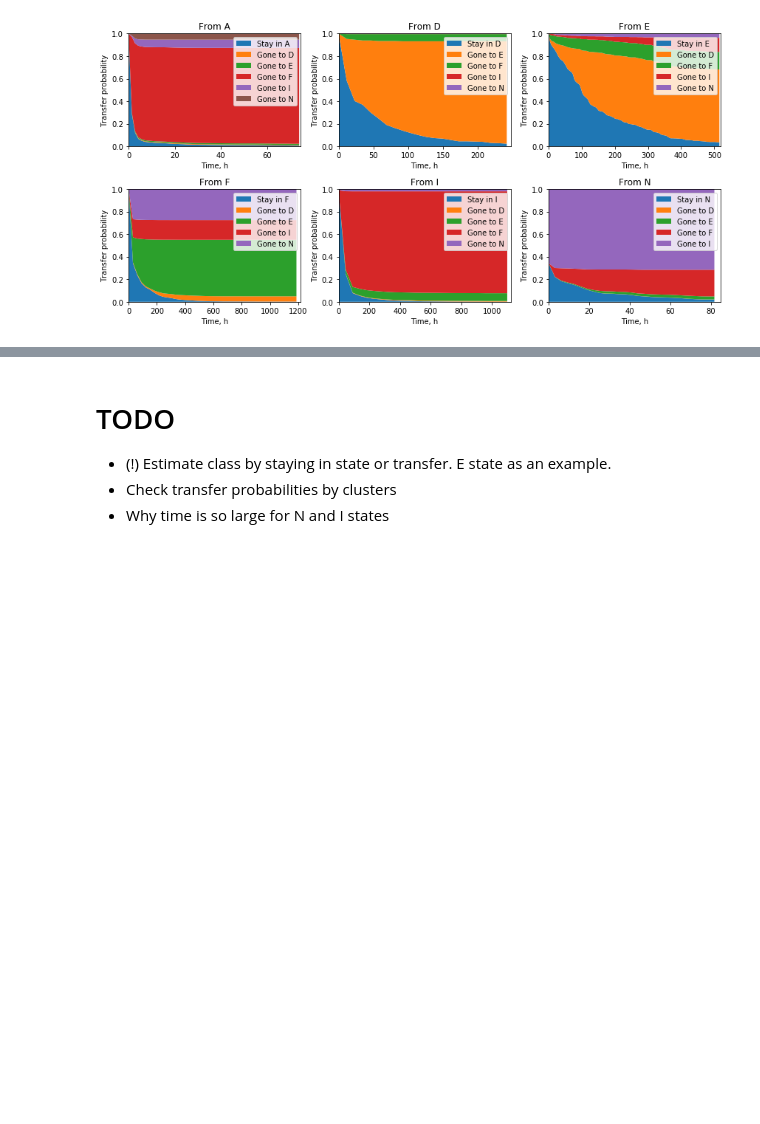
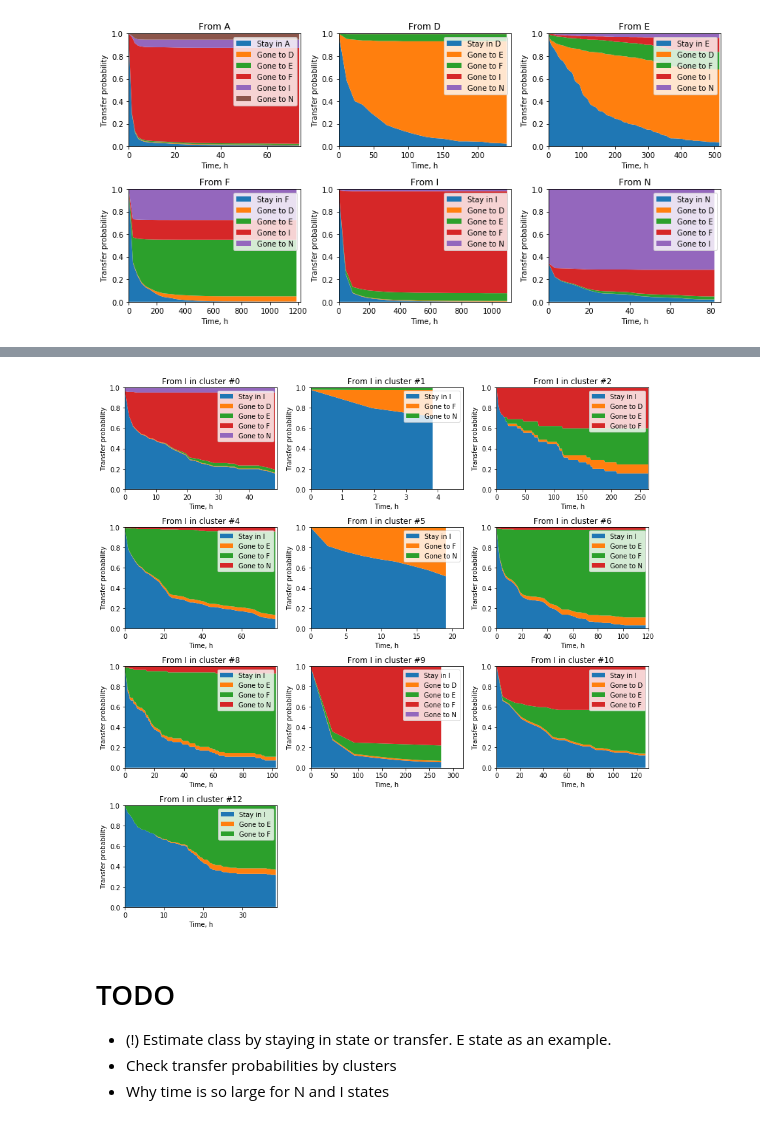
Before and after one commit to iterater/health-hmm, a Jupyter notebook: testing_cps.ipynb, the cells around one changed output, grey strips where cells are left out. Saved outputs shown, nothing was run; the diff lists cells and outputs as text; code cells hidden in the pictures; blank space fills up the shorter version.

```diff
--- a/testing_cps.ipynb
+++ b/testing_cps.ipynb
@@ -182,3 +233,7 @@ fig.patch.set_facecolor('white')
+# %%
+plot_transitions_by_cluster('I')
+# %% [output]
+[figure, added]
 # %% [markdown]
 # TODO
 * (!) Estimate class by staying in state or transfer. E state as an example.
```
Also changed, not shown: parts of 5 cells of this notebook, 13 other files.
